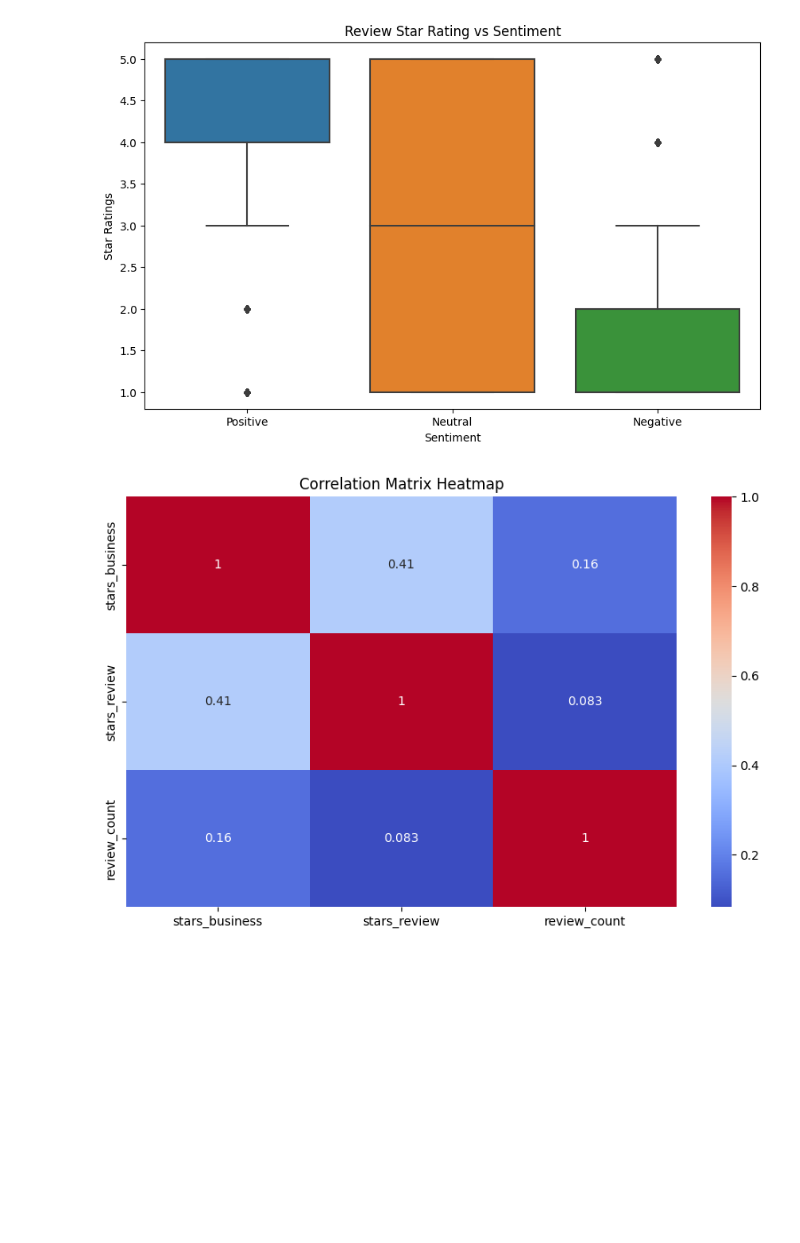
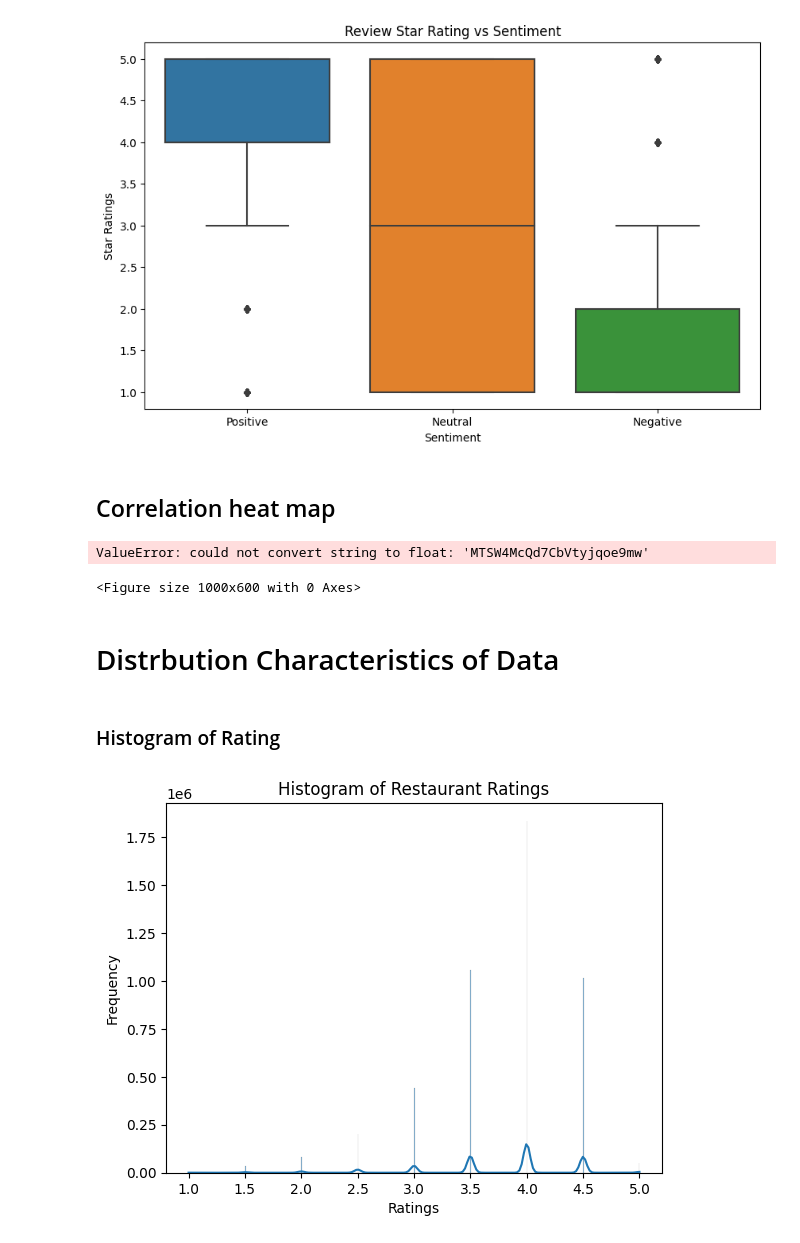
Before and after one commit to orethadomfeh/YelpGrowthInsights, a Jupyter notebook: code/eda.ipynb, the cells around one changed output. Saved outputs shown, nothing was run; the diff lists cells and outputs as text; code cells hidden in the pictures; blank space fills up the shorter version.

```diff
--- a/code/eda.ipynb
+++ b/code/eda.ipynb
@@ -11,5 +12,5 @@ import seaborn as sns
 ## Data Import
 # %%
 # Load the preprocessed data
-preprocessed_data = pd.read_csv('../data/preprocessed_data.csv')
+restaurant = pd.read_csv('../data/restaurants_w_reviews.csv')
 # %%
@@ -122,6 +154,8 @@ plt.ylabel('Star Ratings')
 plt.show()
 # %% [output]
 [figure]
+# %% [markdown]
+## Correlation heat map
 # %%
 # Correlation matrix heatmap
 plt.figure(figsize=(10, 6))
@@ -129,4 +163,18 @@ sns.heatmap(preprocessed_data.corr(), annot=True, cmap='coolwarm')
 plt.title('Correlation Matrix Heatmap')
 plt.show()
 # %% [output]
-[figure, removed]
+ValueError: could not convert string to float: 'MTSW4McQd7CbVtyjqoe9mw'
+<Figure size 1000x600 with 0 Axes>
+# %% [markdown]
+# Distrbution Characteristics of Data
+# %% [markdown]
+### Histogram of Rating
+# %%
+# Plot the histogram of business ratings
+sns.histplot(data=restaurant, x='stars_x', kde=True)
+plt.title('Histogram of Restaurant Ratings')
+plt.xlabel('Ratings')
+plt.ylabel('Frequency')
+plt.show()
+# %% [output]
+[figure, added]
```
Also changed, not shown: parts of 37 cells of this notebook.
